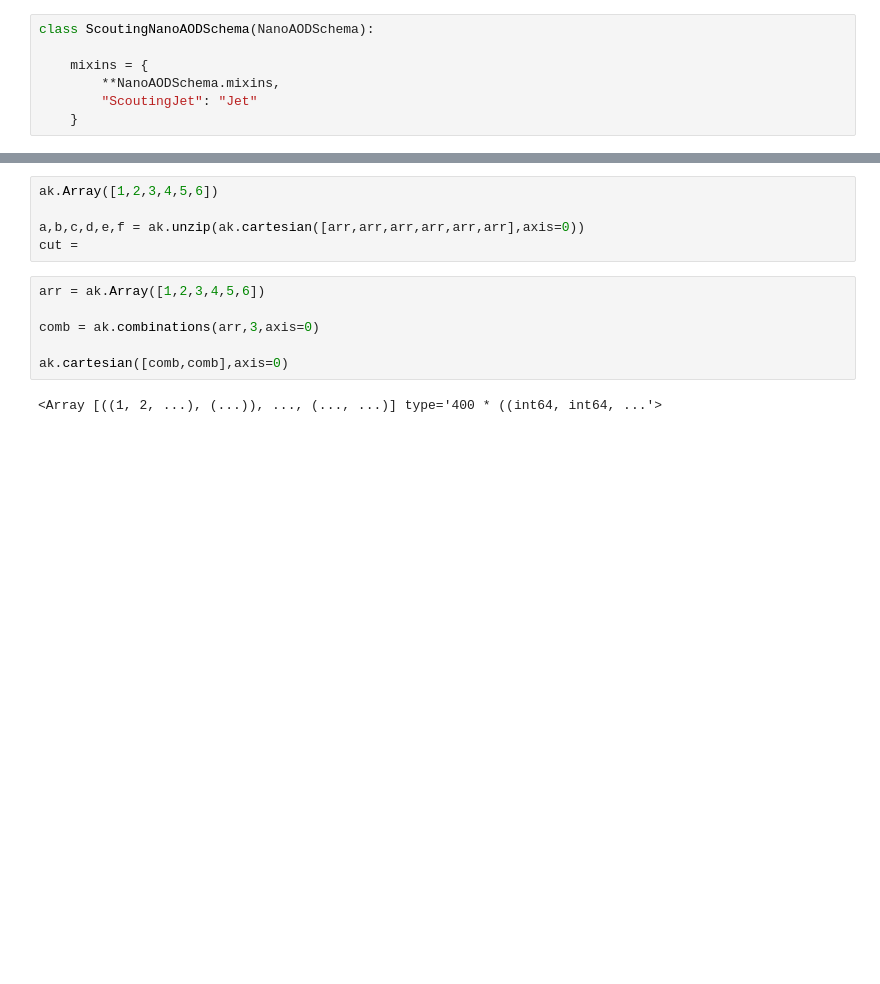
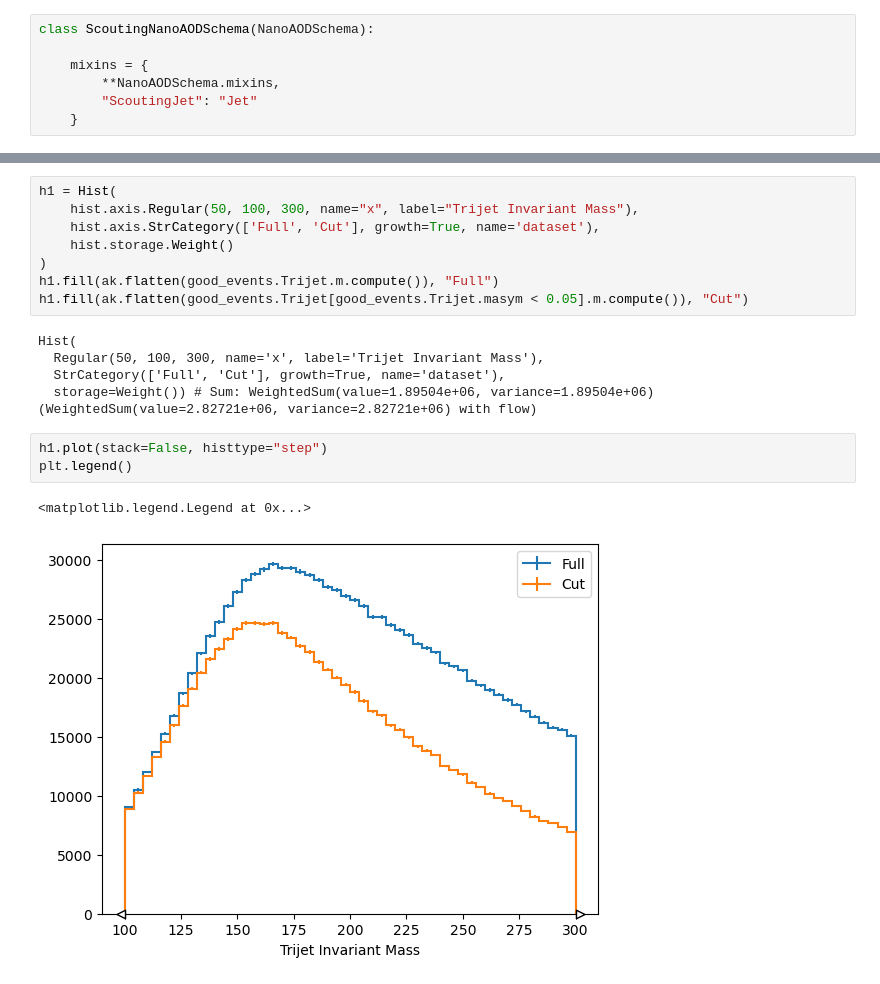
Before and after one commit to akanugan/MultiJets, a Jupyter notebook: run3_ntuplizer.ipynb, the cells around one changed output, grey strips where cells are left out. Saved outputs shown, nothing was run; the diff lists cells and outputs as text; blank space fills up the shorter version.

Commit message:
Worked on writing the trijet code in coffea.

```diff
--- a/run3_ntuplizer.ipynb
+++ b/run3_ntuplizer.ipynb
@@ -80,13 +87,19 @@ AttributeError: module 'awkward' has no attribute 'permutaions'
-# %%
-ak.Array([1,2,3,4,5,6])
-
-a,b,c,d,e,f = ak.unzip(ak.cartesian([arr,arr,arr,arr,arr,arr],axis=0))
-cut =
-# %%
-arr = ak.Array([1,2,3,4,5,6])
-
-comb = ak.combinations(arr,3,axis=0)
-
-ak.cartesian([comb,comb],axis=0)
-# %% [output]
-<Array [((1, 2, ...), (...)), ..., (..., ...)] type='400 * ((int64, int64, ...'>
+# %%
+h1 = Hist(
+    hist.axis.Regular(50, 100, 300, name="x", label="Trijet Invariant Mass"),
+    hist.axis.StrCategory(['Full', 'Cut'], growth=True, name='dataset'),
+    hist.storage.Weight()
+)
+h1.fill(ak.flatten(good_events.Trijet.m.compute()), "Full")
+h1.fill(ak.flatten(good_events.Trijet[good_events.Trijet.masym < 0.05].m.compute()), "Cut")
+# %% [output]
+Hist(
+  Regular(50, 100, 300, name='x', label='Trijet Invariant Mass'),
+  StrCategory(['Full', 'Cut'], growth=True, name='dataset'),
+  storage=Weight()) # Sum: WeightedSum(value=1.89504e+06, variance=1.89504e+06) (WeightedSum(value=2.82721e+06, variance=2.82721e+06) with flow)
+# %%
+h1.plot(stack=False, histtype="step")
+plt.legend()
+# %% [output]
+<matplotlib.legend.Legend at 0x...>
+[figure, added]
```
Also changed, not shown: parts of 10 cells of this notebook.
